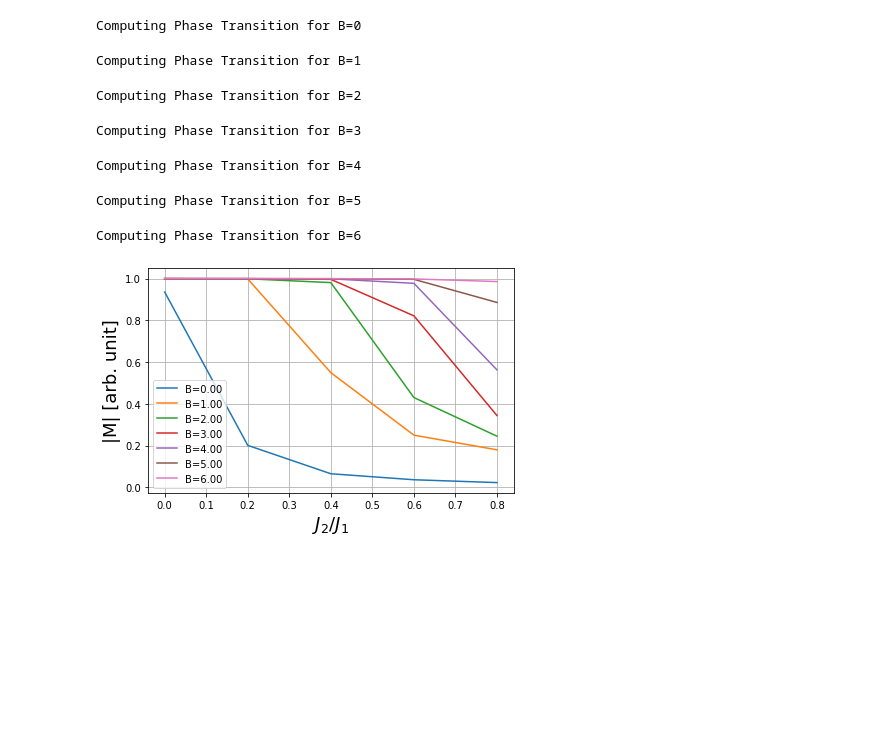
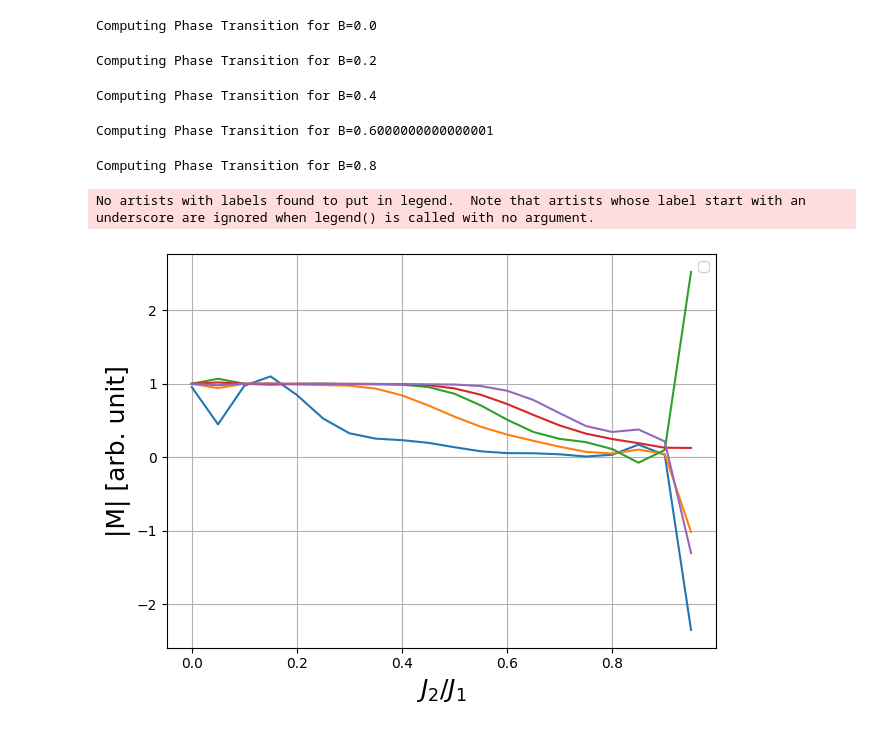
Before and after one commit to Wronsmin/Quantum-Computing, a Jupyter notebook: src/Ising/Ising_Frustrated_B.ipynb, the cells around one changed output. Saved outputs shown, nothing was run; the diff lists cells and outputs as text; code cells hidden in the pictures; blank space fills up the shorter version.

```diff
--- a/src/Ising/Ising_Frustrated_B.ipynb
+++ b/src/Ising/Ising_Frustrated_B.ipynb
@@ -20,30 +20,35 @@ files = os.listdir(res_path + "B/")
 
 L = 20
 
-ratios = np.arange(0, 1, 0.2)
+ratios = np.arange(0, 1, 0.1)
 #B = np.arange(0, 1.1, 0.2)
-B = np.arange(0, 7, 1)
+B = np.arange(0, 1, 0.2)
 # %%
-qpu = DWaveSampler(profile='CINECA') #'defaults'
+qpu = DWaveSampler() #'defaults'
 sampler = EmbeddingComposite(qpu)
 # %%
 Magnetizations, Chi, Energies = h_transition(L, ratios, B, sampler, num_reads=100)
 # %% [output]
-Computing Phase Transition for B=0
+Computing Phase Transition for B=0.0
-Computing Phase Transition for B=1
+Computing Phase Transition for B=0.2
-Computing Phase Transition for B=2
+Computing Phase Transition for B=0.4
-Computing Phase Transition for B=3
+Computing Phase Transition for B=0.6000000000000001
-Computing Phase Transition for B=4
+Computing Phase Transition for B=0.8
-Computing Phase Transition for B=5
-Computing Phase Transition for B=6
 # %%
+from scipy.interpolate import lagrange
+from numpy.polynomial.polynomial import Polynomial
+
 for i, M in enumerate(Magnetizations):
-    plt.plot(ratios, M, label=f"B={B[i]:0.2f}")
+    poly  = lagrange(ratios, M)
+    #plt.plot(ratios, M, '-o', label=f"B={B[i]:0.2f}")
+    x = np.arange(0, 1, 0.05)
+    plt.plot(x, Polynomial(poly.coef[::-1])(x))
 plt.legend()
 plt.grid()
 plt.xlabel(r'$J_2$/$J_1$', fontsize=18)
 plt.ylabel('|M| [arb. unit]', fontsize=18)
 plt.tight_layout()
-plt.savefig("Phase_transition_B_changing_2.png")
+#plt.savefig("Phase_transition_B_changing_2.png", transparent=True, dpi=600)
 # %% [output]
+No artists with labels found to put in legend.  Note that artists whose label start with an underscore are ignored when legend() is called with no argument.
-[figure, old version]
+[figure, new version]
```
Also changed, not shown: parts of 2 cells of this notebook, 2 other files.
